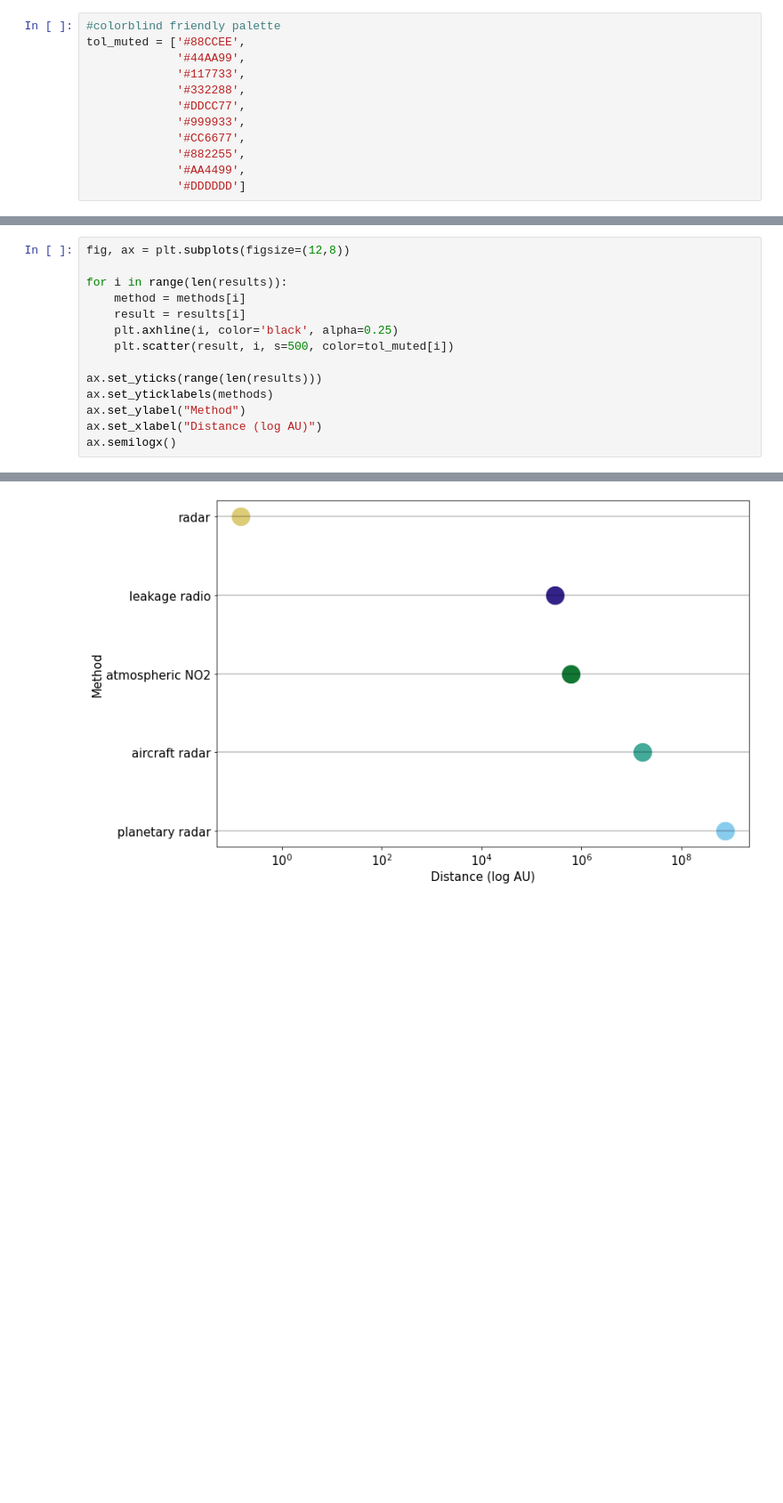
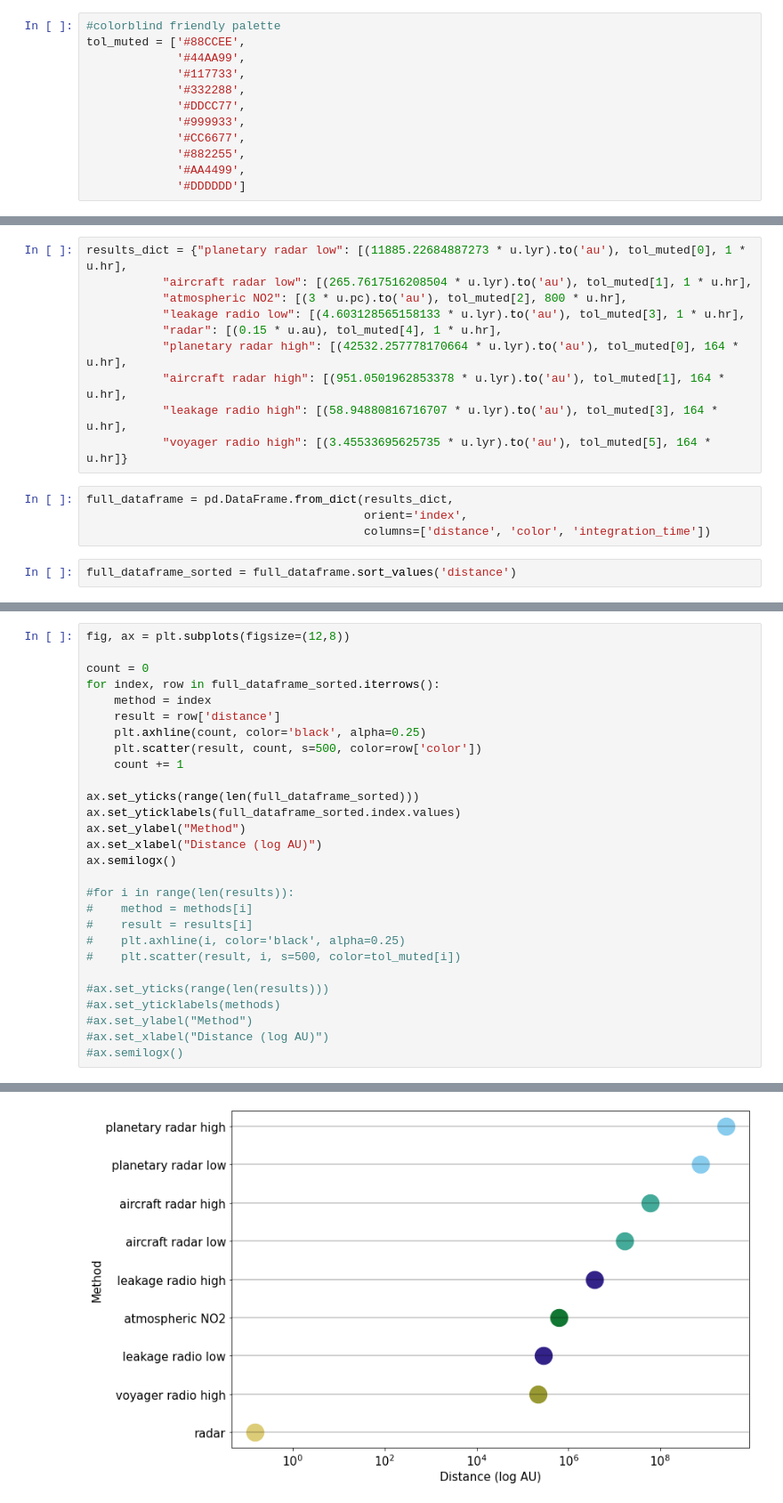
Before and after one commit to Sofysicist/EDE, a Jupyter notebook: Top-Level_EDE_Plotter.ipynb, the cells around one changed output, grey strips where cells are left out. Shown at 89% size. Drawn from its saved outputs; the diff is of its cells as text; blank space fills up the shorter version.

Commit message:
updates with integration time + Voyager

```diff
--- a/Top-Level_EDE_Plotter.ipynb
+++ b/Top-Level_EDE_Plotter.ipynb
@@ -29,0 +19,16 @@ results = [(11885.22684887273 * u.lyr).to('au'),
+# %%
+results_dict = {"planetary radar low": [(11885.22684887273 * u.lyr).to('au'), tol_muted[0], 1 * u.hr],
+           "aircraft radar low": [(265.7617516208504 * u.lyr).to('au'), tol_muted[1], 1 * u.hr],
+           "atmospheric NO2": [(3 * u.pc).to('au'), tol_muted[2], 800 * u.hr],
+           "leakage radio low": [(4.603128565158133 * u.lyr).to('au'), tol_muted[3], 1 * u.hr],
+           "radar": [(0.15 * u.au), tol_muted[4], 1 * u.hr],
+           "planetary radar high": [(42532.257778170664 * u.lyr).to('au'), tol_muted[0], 164 * u.hr],
+           "aircraft radar high": [(951.0501962853378 * u.lyr).to('au'), tol_muted[1], 164 * u.hr],
+           "leakage radio high": [(58.94880816716707 * u.lyr).to('au'), tol_muted[3], 164 * u.hr],
+           "voyager radio high": [(3.45533695625735 * u.lyr).to('au'), tol_muted[5], 164 * u.hr]}
+# %%
+full_dataframe = pd.DataFrame.from_dict(results_dict,
+                                        orient='index',
+                                        columns=['distance', 'color', 'integration_time'])
+# %%
+full_dataframe_sorted = full_dataframe.sort_values('distance')
@@ -30,17 +48,31 @@ results = [(11885.22684887273 * u.lyr).to('au'),
 # %%
 fig, ax = plt.subplots(figsize=(12,8))
 
-for i in range(len(results)):
-    method = methods[i]
-    result = results[i]
-    plt.axhline(i, color='black', alpha=0.25)
-    plt.scatter(result, i, s=500, color=tol_muted[i])
+count = 0
+for index, row in full_dataframe_sorted.iterrows():
+    method = index
+    result = row['distance']
+    plt.axhline(count, color='black', alpha=0.25)
+    plt.scatter(result, count, s=500, color=row['color'])
+    count += 1
 
-ax.set_yticks(range(len(results)))
-ax.set_yticklabels(methods)
+ax.set_yticks(range(len(full_dataframe_sorted)))
+ax.set_yticklabels(full_dataframe_sorted.index.values)
 ax.set_ylabel("Method")
 ax.set_xlabel("Distance (log AU)")
 ax.semilogx()
+
+#for i in range(len(results)):
+#    method = methods[i]
+#    result = results[i]
+#    plt.axhline(i, color='black', alpha=0.25)
+#    plt.scatter(result, i, s=500, color=tol_muted[i])
+
+#ax.set_yticks(range(len(results)))
+#ax.set_yticklabels(methods)
+#ax.set_ylabel("Method")
+#ax.set_xlabel("Distance (log AU)")
+#ax.semilogx()
 # %% [output]
 []
-[figure, old version]
+[figure, new version]
```
Also changed, not shown: parts of 4 cells of this notebook, 1 other file.
